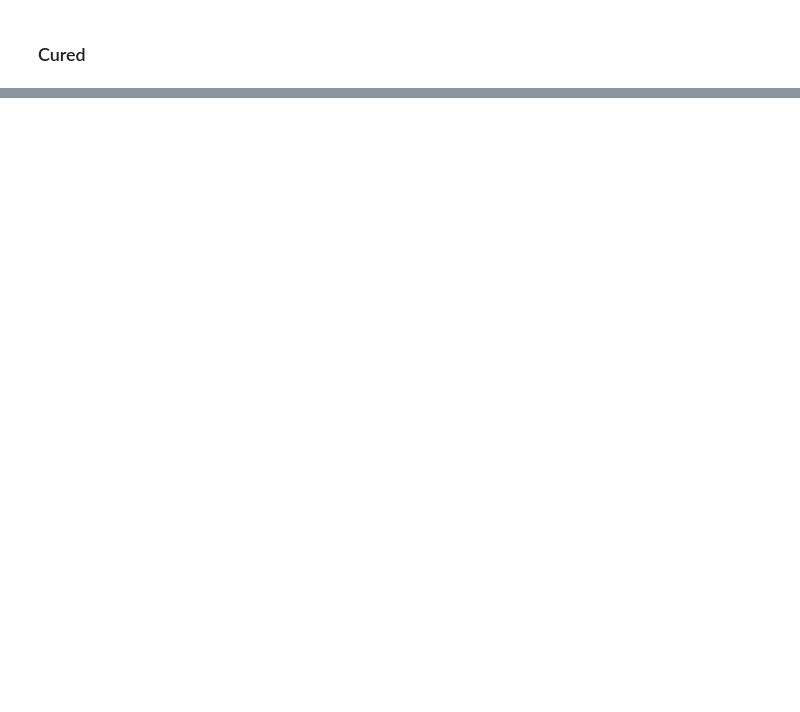
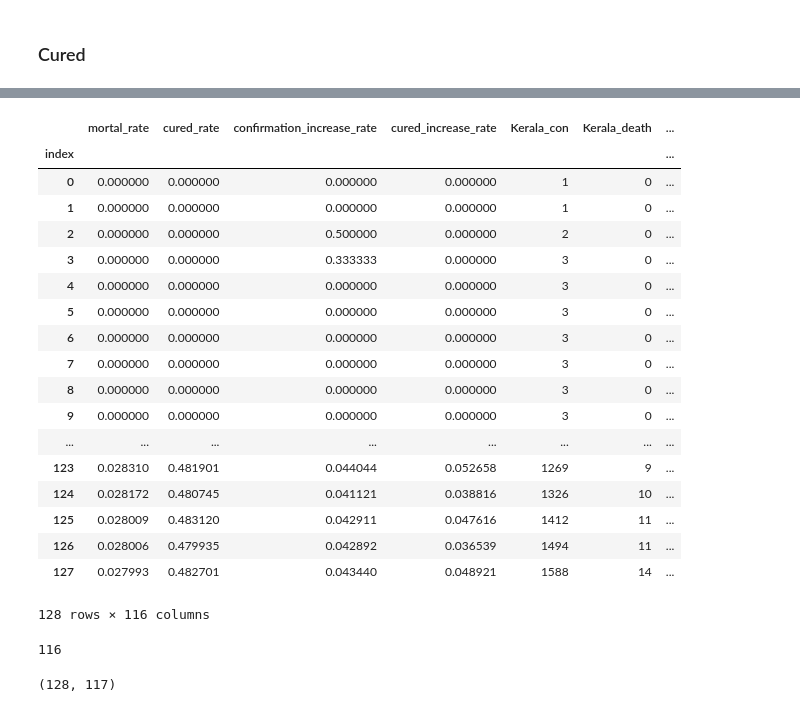
Before and after one commit to abr-98/COVID-19_regression_analysis, a Jupyter notebook: confirmed_death_cured_predict.ipynb, the cells around one changed output, grey strips where cells are left out. Saved outputs shown, nothing was run; the diff lists cells and outputs as text; code cells hidden in the pictures; blank space fills up the shorter version.

```diff
--- a/confirmed_death_cured_predict.ipynb
+++ b/confirmed_death_cured_predict.ipynb
@@ -237,0 +399,23 @@ plt.show()
+# %%
+#df_k=df_k.drop(['level_0'],axis=1)
+df_k.set_index(['index'])
+# %% [output]
+|  | mortal_rate | cured_rate | confirmation_increase_rate | cured_increase_rate | Kerala_con | Kerala_death | ... |
+| index |  |  |  |  |  |  | ... |
+| 0 | 0.000000 | 0.000000 | 0.000000 | 0.000000 | 1 | 0 | ... |
+| 1 | 0.000000 | 0.000000 | 0.000000 | 0.000000 | 1 | 0 | ... |
+| 2 | 0.000000 | 0.000000 | 0.500000 | 0.000000 | 2 | 0 | ... |
+| 3 | 0.000000 | 0.000000 | 0.333333 | 0.000000 | 3 | 0 | ... |
+| 4 | 0.000000 | 0.000000 | 0.000000 | 0.000000 | 3 | 0 | ... |
+| 5 | 0.000000 | 0.000000 | 0.000000 | 0.000000 | 3 | 0 | ... |
+| 6 | 0.000000 | 0.000000 | 0.000000 | 0.000000 | 3 | 0 | ... |
+| 7 | 0.000000 | 0.000000 | 0.000000 | 0.000000 | 3 | 0 | ... |
+| 8 | 0.000000 | 0.000000 | 0.000000 | 0.000000 | 3 | 0 | ... |
+| 9 | 0.000000 | 0.000000 | 0.000000 | 0.000000 | 3 | 0 | ... |
+| ... | ... | ... | ... | ... | ... | ... | ... |
+| 123 | 0.028310 | 0.481901 | 0.044044 | 0.052658 | 1269 | 9 | ... |
+| 124 | 0.028172 | 0.480745 | 0.041121 | 0.038816 | 1326 | 10 | ... |
+| 125 | 0.028009 | 0.483120 | 0.042911 | 0.047616 | 1412 | 11 | ... |
+| 126 | 0.028006 | 0.479935 | 0.042892 | 0.036539 | 1494 | 11 | ... |
+| 127 | 0.027993 | 0.482701 | 0.043440 | 0.048921 | 1588 | 14 | ... |
+128 rows × 116 columns
@@ -237,0 +424,8 @@ plt.show()
+# %%
+print(len(values_increased))
+# %% [output]
+116
+# %%
+print(df_k.shape)
+# %% [output]
+(128, 117)
```
Also changed, not shown: parts of 52 cells of this notebook, 4 other files.
